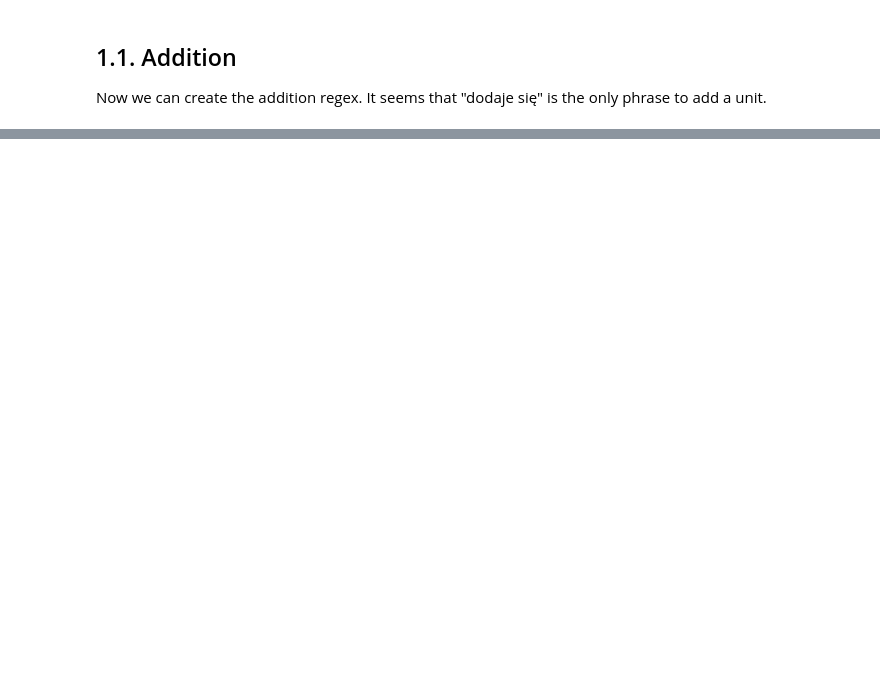
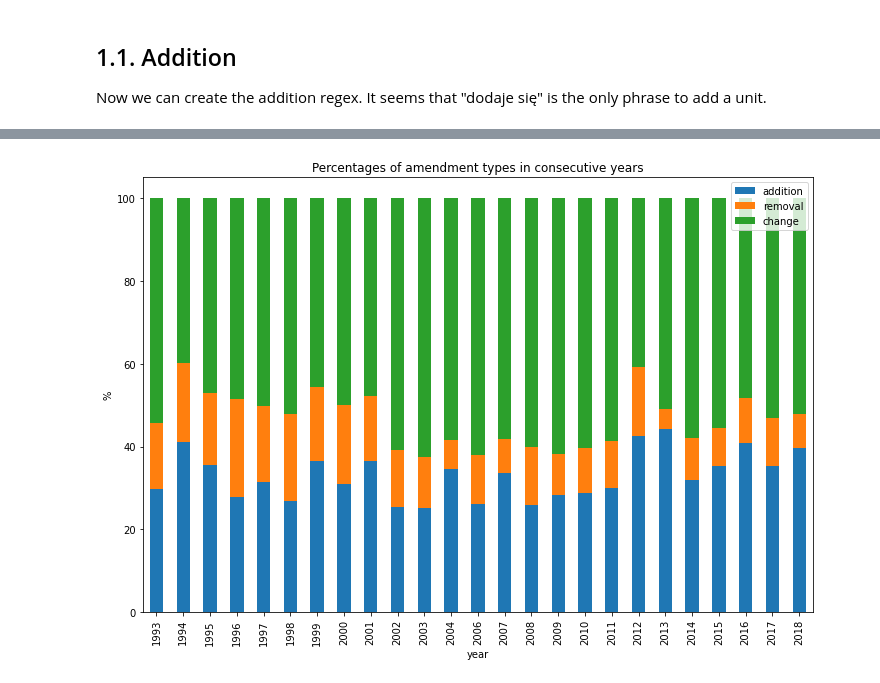
Before and after one commit to MatiXOfficial/natural-language-processing, a Jupyter notebook: lab1/lab1.ipynb, the cells around one changed output, grey strips where cells are left out. Cells and saved outputs as stored; diff of their text form; code cells hidden in the pictures; blank space fills up the shorter version.

```diff
--- a/lab1/lab1.ipynb
+++ b/lab1/lab1.ipynb
@@ -89,0 +117,3 @@ addition_dict = count_by_year(addition_pattern)
+# %%
+change_pattern = re.compile(unit_regex + r'\s+otrzymuj(e|ą)\s+brzmienie', re.IGNORECASE)
+change_pattern
@@ -89,0 +122,3 @@ addition_dict = count_by_year(addition_pattern)
+# %%
+change_dict = count_by_year(change_pattern)
+# change_dict
@@ -89,0 +127,3 @@ addition_dict = count_by_year(addition_pattern)
+# %%
+amendments_df = pd.DataFrame(zip(addition_dict.values(), removal_dict.values(), change_dict.values()), index=dataset_years, columns=['addition', 'removal', 'change'])
+amendments_df
@@ -89,0 +148,3 @@ addition_dict = count_by_year(addition_pattern)
+# %%
+amendments_df_norm = amendments_df.div(amendments_df.sum(axis=1), axis=0) * 100
+amendments_df_norm
@@ -89,0 +169,5 @@ addition_dict = count_by_year(addition_pattern)
+# %%
+amendments_df_norm.plot(kind='bar', stacked=True, figsize=(12, 8), xlabel='year', ylabel='%', title='Percentages of amendment types in consecutive years')
+None
+# %% [output]
+[figure, added]
```
Also changed, not shown: parts of 36 cells of this notebook.
